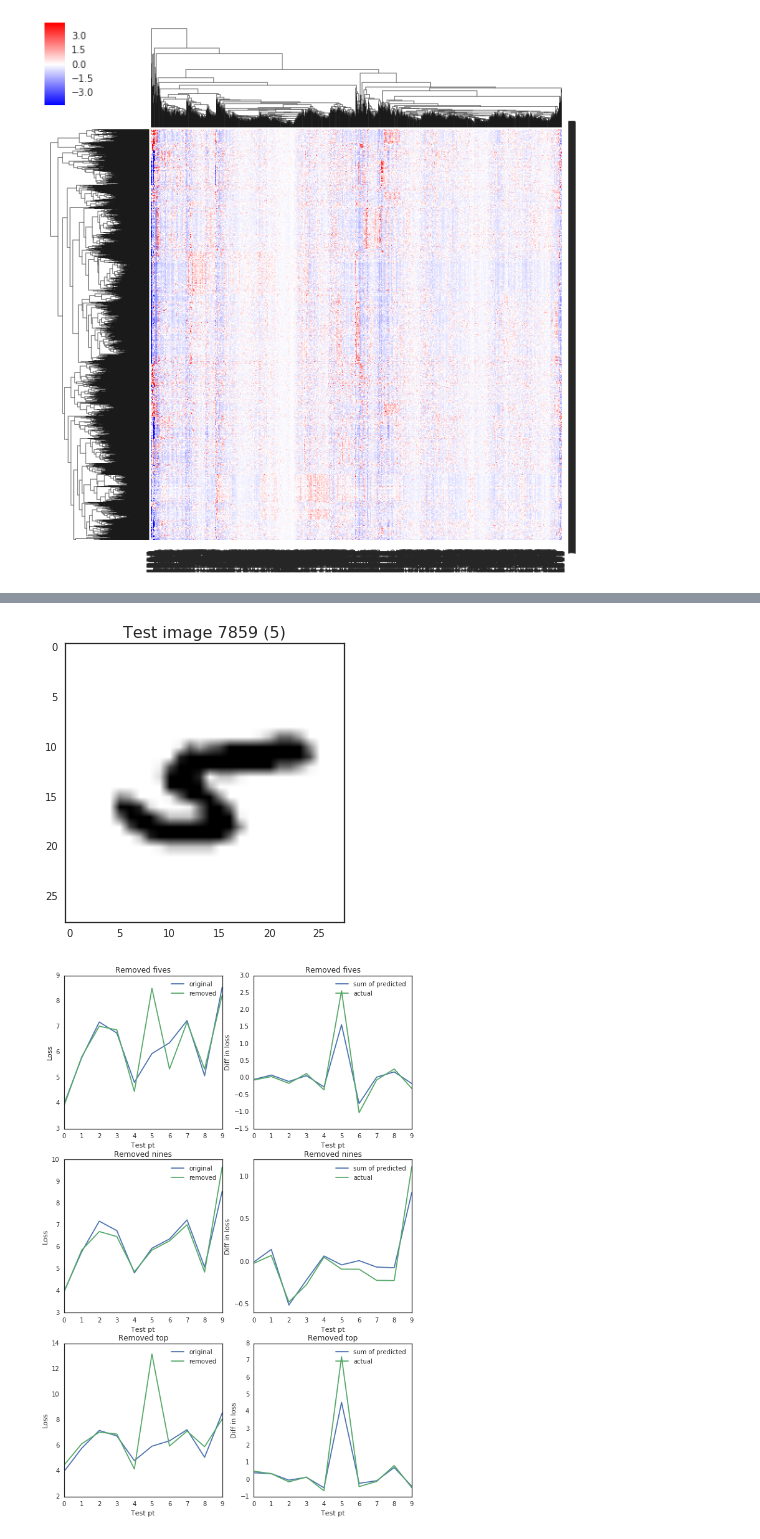
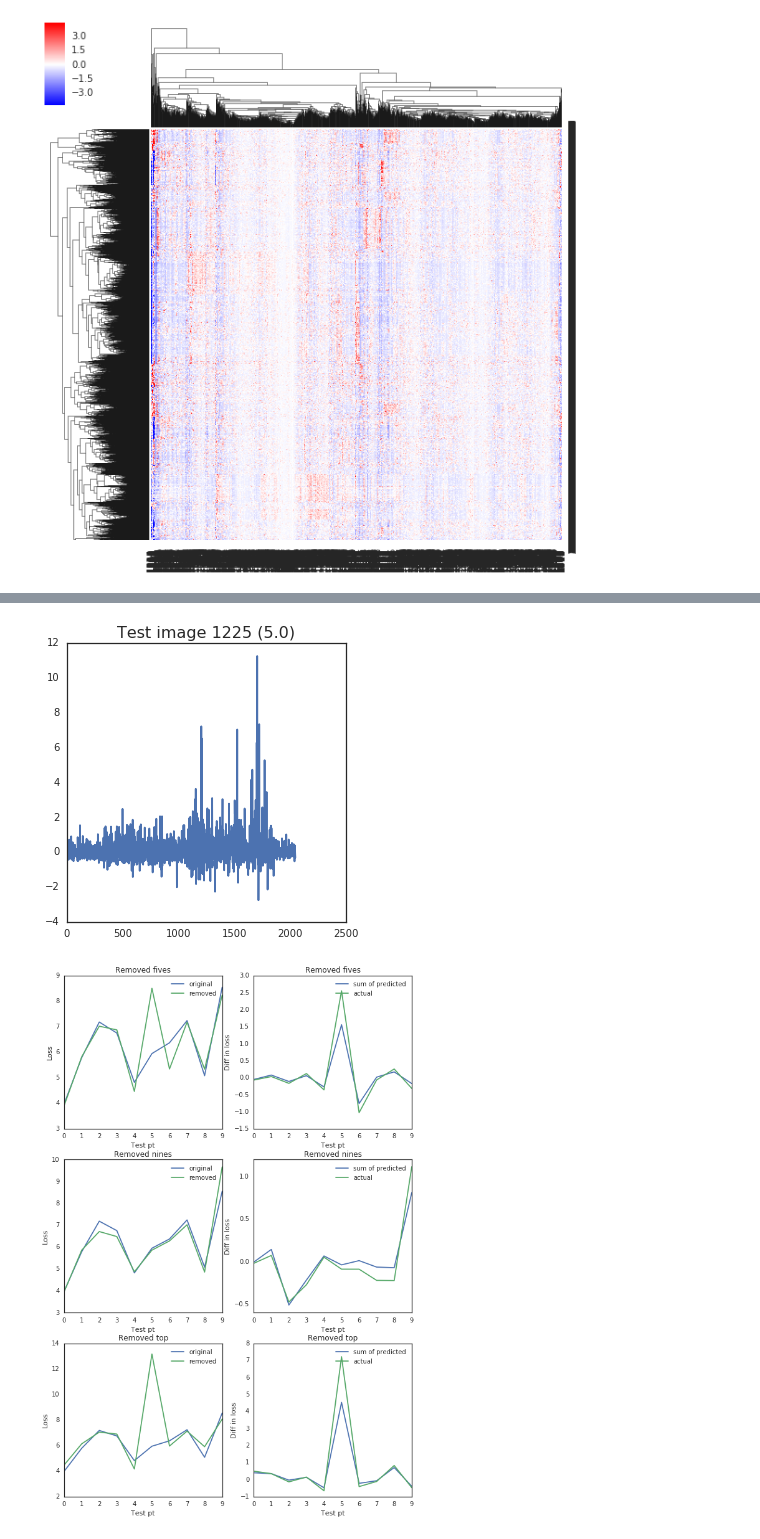
Before and after one commit to bbbert/influence-release, a Jupyter notebook: scripts/cluster_multiple_points-imageNet.ipynb, the cells around one changed output, grey strips where cells are left out. Saved outputs shown, nothing was run; the diff lists cells and outputs as text; code cells hidden in the pictures.

```diff
--- a/scripts/cluster_multiple_points-imageNet.ipynb
+++ b/scripts/cluster_multiple_points-imageNet.ipynb
@@ -64,7 +64,7 @@ def get_influence_vectors_and_inverse_hvp_and_losses(seed, ignore_hess, test_idx
 
 def visualize(ax, idx, group='train'):
     assert group in ['train', 'test']
-    ax.set_aspect('equal')
+    #ax.set_aspect('equal')
     if group == 'train':
         ax.plot(train_raw[idx])
         ax.set_title('Train image {} ({})'.format(idx, train_labels[idx]), fontsize=fontsize)
@@ -84,7 +84,8 @@ def colormesh(ax, data, norm):
     ax.pcolormesh(data,cmap=plt.cm.bwr,norm=norm)
 
 def plot_scatter(ax, data, offset, alpha=0.3):
-    ax.scatter(range(len(data)), np.array(data)+offset, alpha=alpha, s=1)
+    #ax.scatter(range(len(data)), np.array(data)+offset, alpha=alpha, s=1)
+    ax.plot(np.array(data)+offset)
 
 def plot_and_cluster_matrix(data, n_clusters=5, color_scaling=1, n_visualize=3, visualizing=True,\
                             label_pies=True, loss_hist=True, scalar_hist=True):
@@ -98,8 +99,8 @@ def plot_and_cluster_matrix(data, n_clusters=5, color_scaling=1, n_visualize=3,
     centroids = km.cluster_centers_
     #colormesh(axs[1], centroids, norm)
     for i, cent in enumerate(centroids):
-        plot_scatter(axs[1], cent, i)
-    axs[1].set_ylim(-1,n_clusters)
+        plot_scatter(axs[1], cent, i*5)
+    axs[1].set_ylim(-1,n_clusters*5)
     plt.show()
 
     if visualizing:
@@ -115,13 +116,13 @@ def plot_and_cluster_matrix(data, n_clusters=5, color_scaling=1, n_visualize=3,
             row = axs[2*cluster_num+1]
             for i, ax in enumerate(row):
                 plot_scatter(ax, centroids[cluster_num], 0)
-                plot_scatter(ax, data[rand_indices[i]], 1)
-                ax.set_ylim(-1, 2)
+                plot_scatter(ax, data[rand_indices[i]], 5)
+                ax.set_ylim(-1, 7)
                 #colormesh(ax, [centroids[cluster_num], data[rand_indices[i]]], norm)
         plt.show()
 
     if label_pies:
-        fig, axs = make_subplots(4, ceil_divide(n_clusters+1, 4))
+        fig, axs = make_subplots(ceil_divide(n_clusters+1, 4), 4)
         for i, row in enumerate(axs):
             for j, ax in enumerate(row):
                 cluster_num = len(row) * i + j
@@ -136,7 +137,7 @@ def plot_and_cluster_matrix(data, n_clusters=5, color_scaling=1, n_visualize=3,
         plt.show()
 
     if loss_hist:
-        fig, axs = make_subplots(4, ceil_divide(n_clusters+1, 4))
+        fig, axs = make_subplots(ceil_divide(n_clusters+1, 4), 4)
         for i, row in enumerate(axs):
             for j, ax in enumerate(row):
                 cluster_num = len(row) * i + j
@@ -146,7 +147,7 @@ def plot_and_cluster_matrix(data, n_clusters=5, color_scaling=1, n_visualize=3,
                     ax.set_xlabel('Loss')
 
     if scalar_hist:
-        fig, axs = make_subplots(4, ceil_divide(n_clusters+1, 4))
+        fig, axs = make_subplots(ceil_divide(n_clusters+1, 4), 4)
         for i, row in enumerate(axs):
             for j, ax in enumerate(row):
                 cluster_num = len(row) * i + j
@@ -195,0 +202,2 @@ g = sns.clustermap(data,method='complete',cmap='bwr',vmin=data.min()/color_scali
+# %%
+km = plot_and_cluster_matrix(infl_vectors_no_hess_lower, n_clusters=11, n_visualize=2)
@@ -209,18 +229,16 @@ plt.show()
 #km = plot_and_cluster_matrix(infl_vectors_no_hess, n_clusters=11, n_visualize=2, visualizing=True)
 # %%
 # This is specific to each run of the KMeans, since it's random
-"""fives = np.where(km.labels_ == [4]*num_train_points)
-nines = np.where(km.labels_ == [8]*num_train_points)
+fives = np.where(km.labels_ == [4]*num_train_points)
 model_name = get_model_name(nametag=nametag, dataset_type=dataset_type, model_type=model_type, seed=seeds[0])
-np.savez('../{}/{}_fives_nines_to_remove'.format(out, model_name), fives=fives, nines=nines)"""
-test_indices = [6651, 3906, 1790, 5734, 5888, 7859, 3853, 9009, 1530, 2293]
-model_name = get_model_name(nametag=nametag, dataset_type=dataset_type, model_type=model_type, seed=seeds[0])
+np.savez('../{}/{}_fives_to_remove'.format(out, model_name), fives=fives)
+"""model_name = get_model_name(nametag=nametag, dataset_type=dataset_type, model_type=model_type, seed=seeds[0])
 f = np.load('../{}/{}_fives_nines_to_remove.npz'.format(out, model_name))
 fives, nines = f['fives'], f['nines']
 f = np.load('../{}/{}_ordered_influences_on_worst_5_{}.npz'.format(out, model_name, test_indices[5]))
-tops = f['indices'][:len(fives[0])]
+tops = f['indices'][:len(fives[0])]"""
 fig, axs = make_subplots(1,1)
 visualize(axs,test_indices[5],'test')
 # %% [output]
-[figure, old version]
+[figure, new version]
 # %%
```
Also changed, not shown: parts of 9 cells of this notebook, 4 other files.
